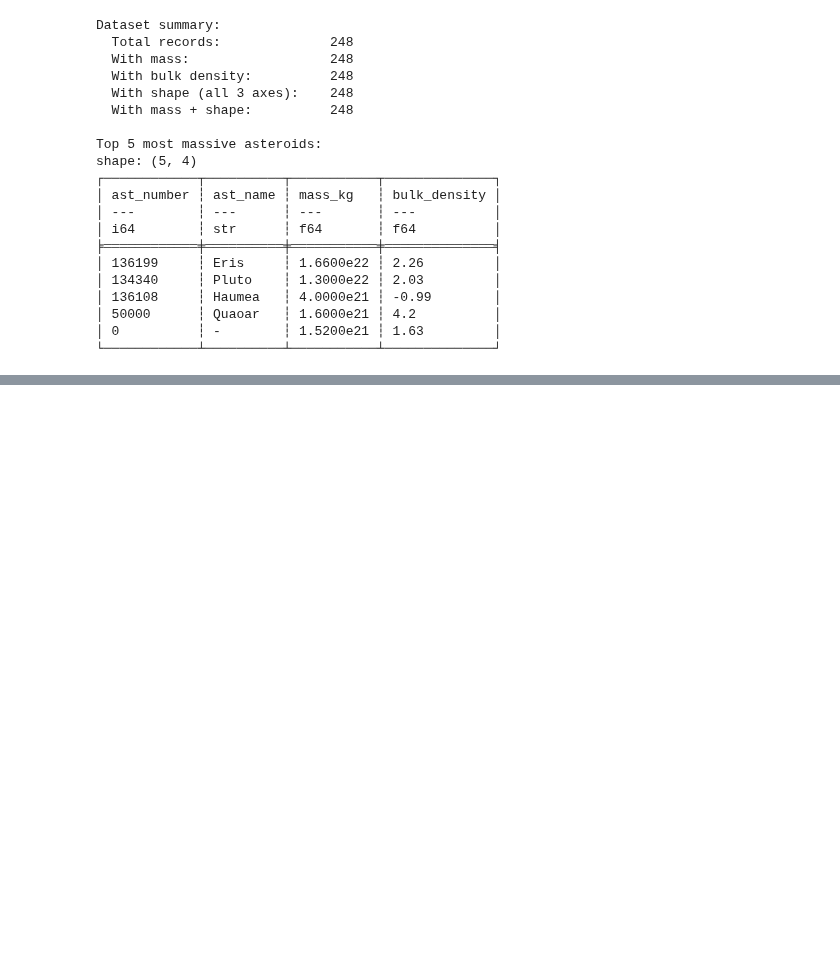
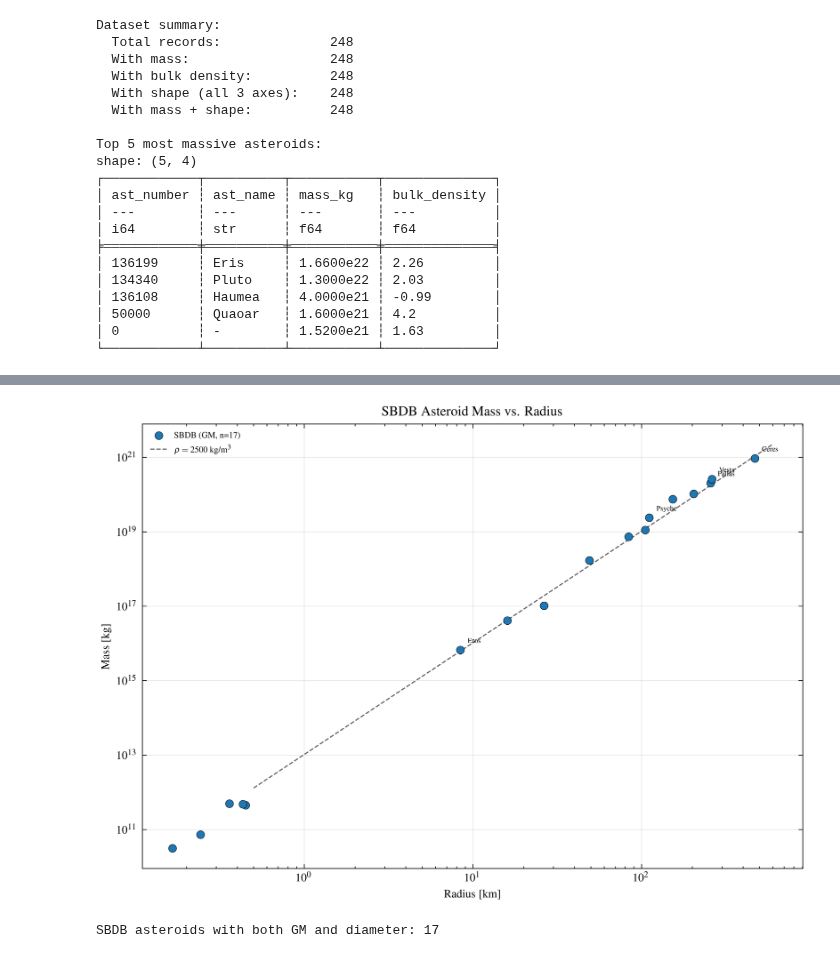
Before and after one commit to duncaneddy/astrojax, a Jupyter notebook: notebooks/asteroid_mass_distributions.ipynb, the cells around one changed output, grey strips where cells are left out. Cells and saved outputs as stored; diff of their text form; code cells hidden in the pictures; blank space fills up the shorter version.

```diff
--- a/notebooks/asteroid_mass_distributions.ipynb
+++ b/notebooks/asteroid_mass_distributions.ipynb
@@ -283,0 +439,55 @@ shape: (5, 4)
+# %%
+# Filter SBDB to asteroids with both GM and diameter
+sbdb_both = sbdb.filter(pl.col("GM").is_not_null() & pl.col("diameter").is_not_null())
+sbdb_mass = sbdb_both["GM"].to_numpy() / G_KM3  # kg
+sbdb_radius = sbdb_both["diameter"].to_numpy() / 2.0  # km
+
+fig, ax = plt.subplots(figsize=(7, 5))
+
+# SBDB points
+ax.scatter(
+    sbdb_radius,
+    sbdb_mass,
+    s=30,
+    c="tab:blue",
+    edgecolors="k",
+    linewidths=0.3,
+    label=f"SBDB (GM, n={len(sbdb_mass)})",
+    zorder=3,
+)
+
+# Reference line: M = (4/3) pi rho R^3 for rho = 2500 kg/m^3
+R_ref = np.logspace(np.log10(0.5), np.log10(600), 100)  # km
+rho_ref = 2500.0  # kg/m^3
+R_ref_m = R_ref * 1e3  # convert km to m
+M_ref = (4.0 / 3.0) * np.pi * rho_ref * R_ref_m**3  # kg
+ax.plot(R_ref, M_ref, "k--", linewidth=0.8, alpha=0.6, label=r"$\rho = 2500$ kg/m$^3$")
+
+# Annotate notable SBDB asteroids
+notable_sbdb = {"Ceres": "1", "Vesta": "4", "Pallas": "2", "Psyche": "16", "Eros": "433"}
+numbers = sbdb_both["number"].to_list()
+for name, num_str in notable_sbdb.items():
+    if num_str in numbers:
+        idx = numbers.index(num_str)
+        ax.annotate(
+            name,
+            (sbdb_radius[idx], sbdb_mass[idx]),
+            textcoords="offset points",
+            xytext=(5, 5),
+            fontsize=5,
+        )
+
+ax.set_xscale("log")
+ax.set_yscale("log")
+ax.set_xlabel("Radius [km]")
+ax.set_ylabel("Mass [kg]")
+ax.set_title("SBDB Asteroid Mass vs. Radius")
+ax.legend(fontsize=6, loc="upper left")
+ax.grid(True, alpha=0.3)
+fig.tight_layout()
+plt.show()
+
+print(f"SBDB asteroids with both GM and diameter: {len(sbdb_mass)}")
+# %% [output]
+[figure, added]
+SBDB asteroids with both GM and diameter: 17
```
Also changed, not shown: parts of 17 cells of this notebook, 16 other files.
